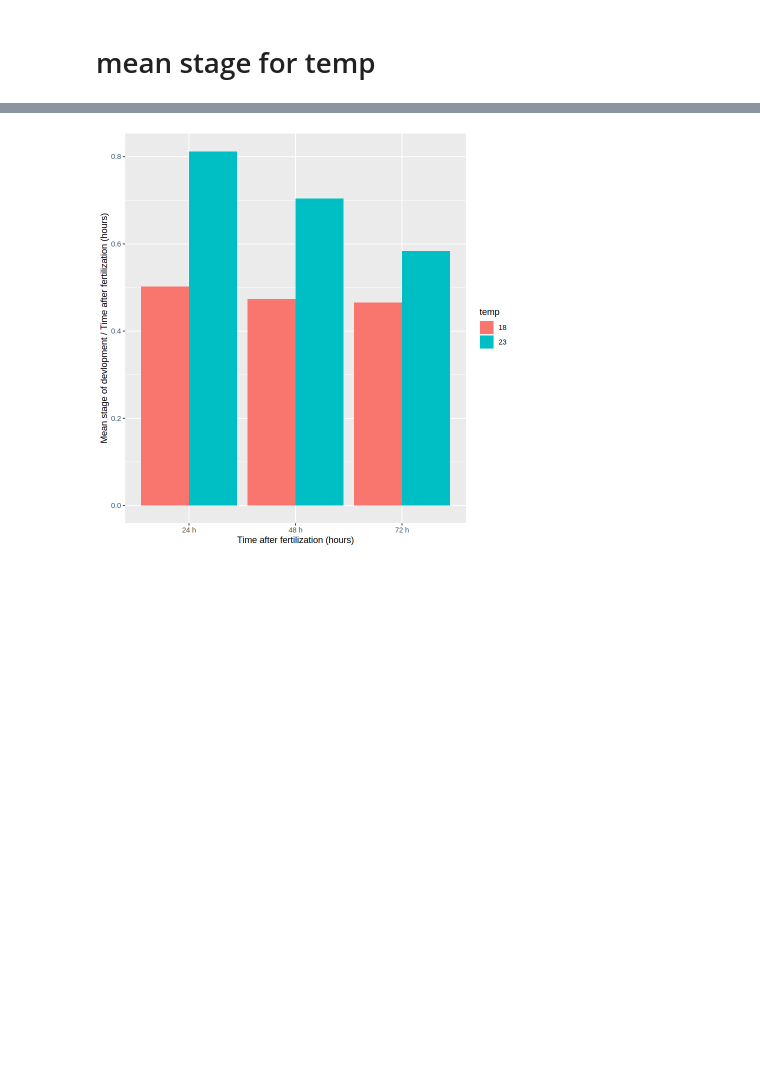
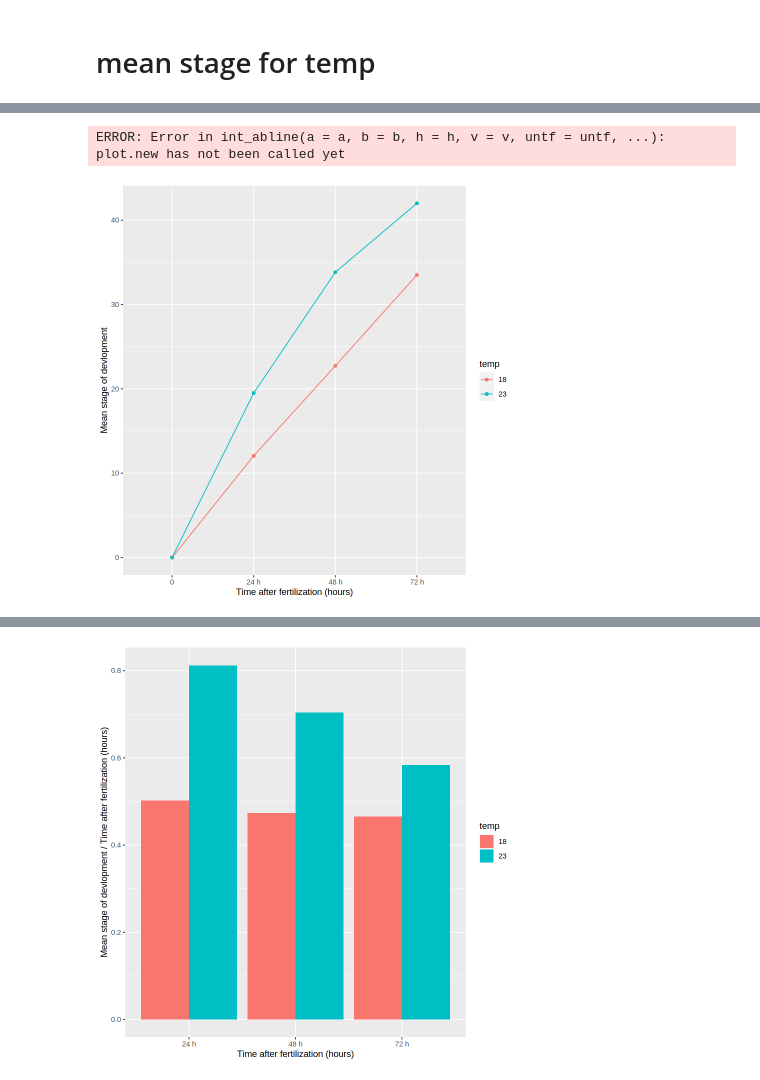
Before and after one commit to kiarashbahari/frog, a Jupyter notebook: developmental_rate.ipynb, the cells around one changed output, grey strips where cells are left out. Cells and saved outputs as stored; diff of their text form; code cells hidden in the pictures; blank space fills up the shorter version.

```diff
--- a/developmental_rate.ipynb
+++ b/developmental_rate.ipynb
@@ -190,0 +271,10 @@ A data.frame: 6 × 4
+# %%
+ggplot(df3, aes(x=Time, y=mean, group=temp, color=temp))+
+geom_point()+
+geom_line()+
+labs(x="Time after fertilization (hours)", y="Mean stage of devlopment")
+
+#lm<-lm(mean~Time,data=df3)
+# %% [output]
+ERROR: Error in int_abline(a = a, b = b, h = h, v = v, untf = untf, ...): plot.new has not been called yet
+[figure, added]
```
Also changed, not shown: parts of 36 cells of this notebook, 3 other files.
